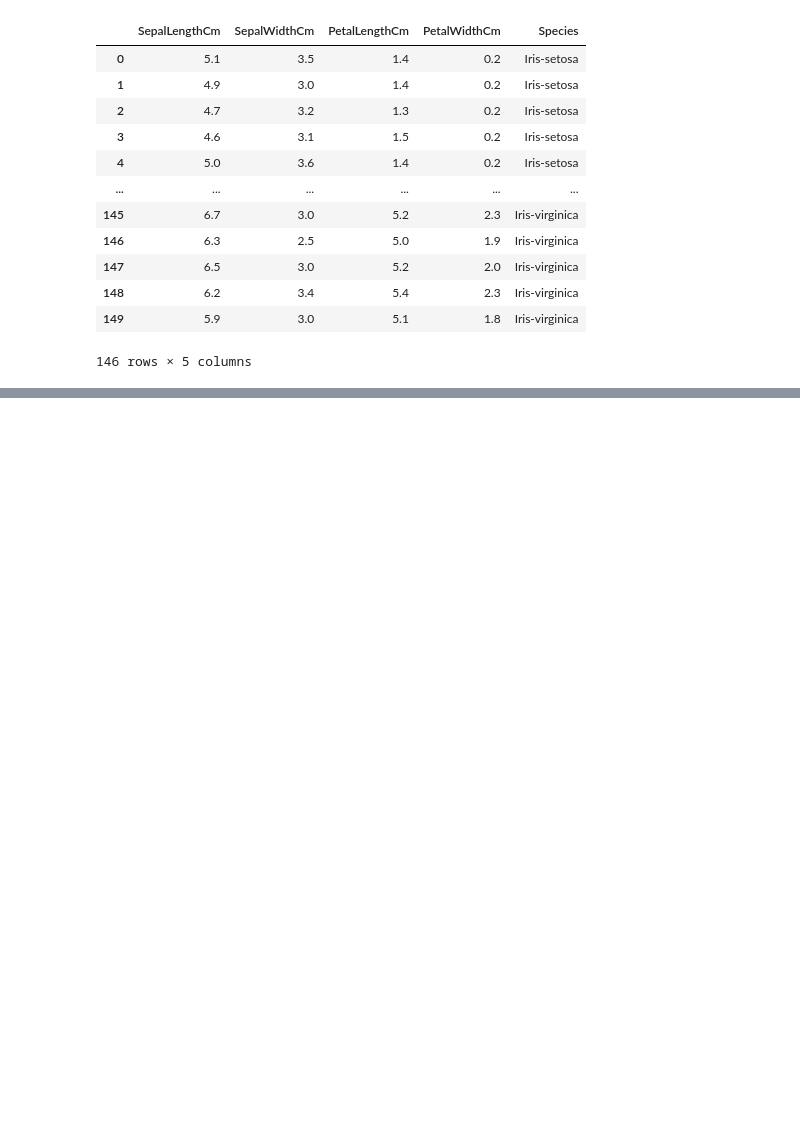
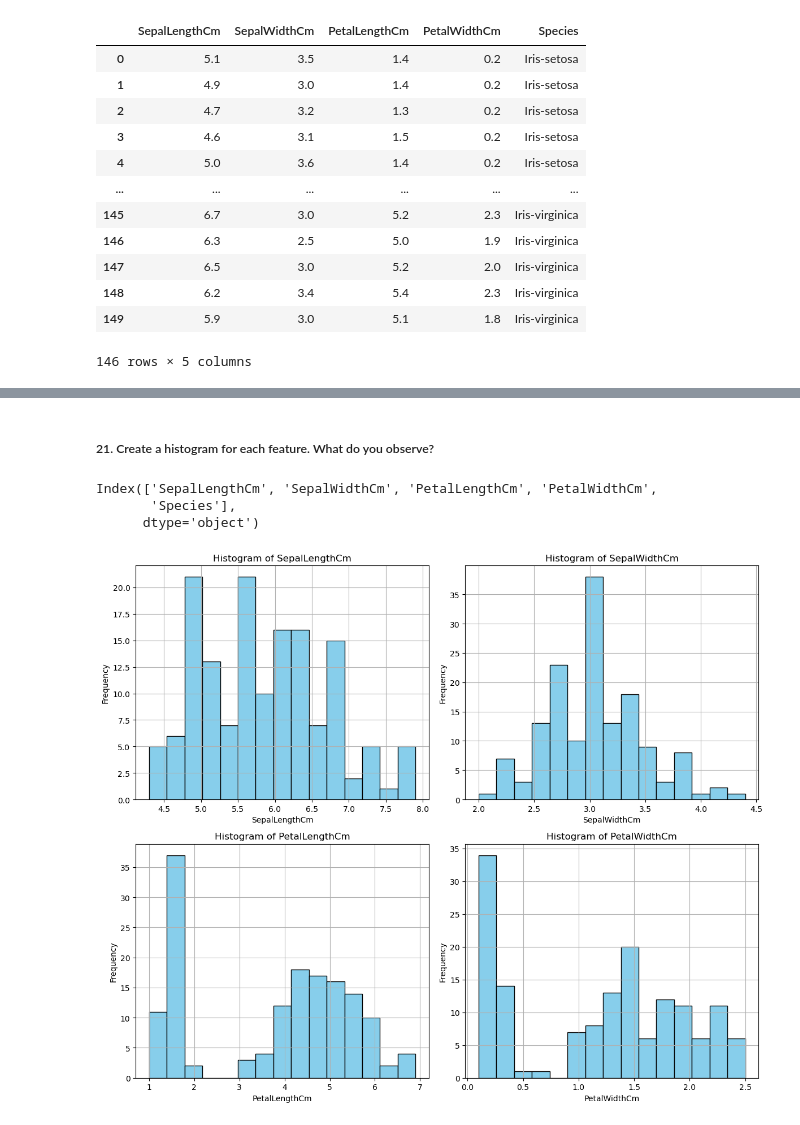
Before and after one commit to thasvithu/iNeuron-Full-Stack-Data-Science, a Jupyter notebook: 05 Machine Learning/Practice/01 Work with Iris Dataset/Untitled.ipynb, the cells around one changed output, grey strips where cells are left out. Cells and saved outputs as stored; diff of their text form; code cells hidden in the pictures; blank space fills up the shorter version.

```diff
--- a/05 Machine Learning/Practice/01 Work with Iris Dataset/Untitled.ipynb
+++ b/05 Machine Learning/Practice/01 Work with Iris Dataset/Untitled.ipynb
@@ -788,0 +808,28 @@ iris_copy
+# %% [markdown]
+#####  21. Create a histogram for each feature. What do you observe?
+# %%
+iris_copy.columns
+# %% [output]
+Index(['SepalLengthCm', 'SepalWidthCm', 'PetalLengthCm', 'PetalWidthCm',
+       'Species'],
+      dtype='object')
+# %%
+# List of numerical features in the Iris dataset
+features = ['SepalLengthCm', 'SepalWidthCm', 'PetalLengthCm', 'PetalWidthCm']
+
+# Set up the figure and axes for subplots
+fig, axes = plt.subplots(2, 2, figsize=(12, 10))
+
+# Loop through the features and create histograms for each
+for i, feature in enumerate(features):
+    ax = axes[i//2, i%2]  # Get the appropriate subplot axis (2x2 grid)
+    iris[feature].hist(bins=15, color='skyblue', edgecolor='black', ax=ax)
+    ax.set_title(f'Histogram of {feature}')
+    ax.set_xlabel(feature)
+    ax.set_ylabel('Frequency')
+
+# Adjust layout and display the plot
+plt.tight_layout()
+plt.show()
+# %% [output]
+[figure, added]
```
Also changed, not shown: parts of 17 cells of this notebook, 2 other files.
